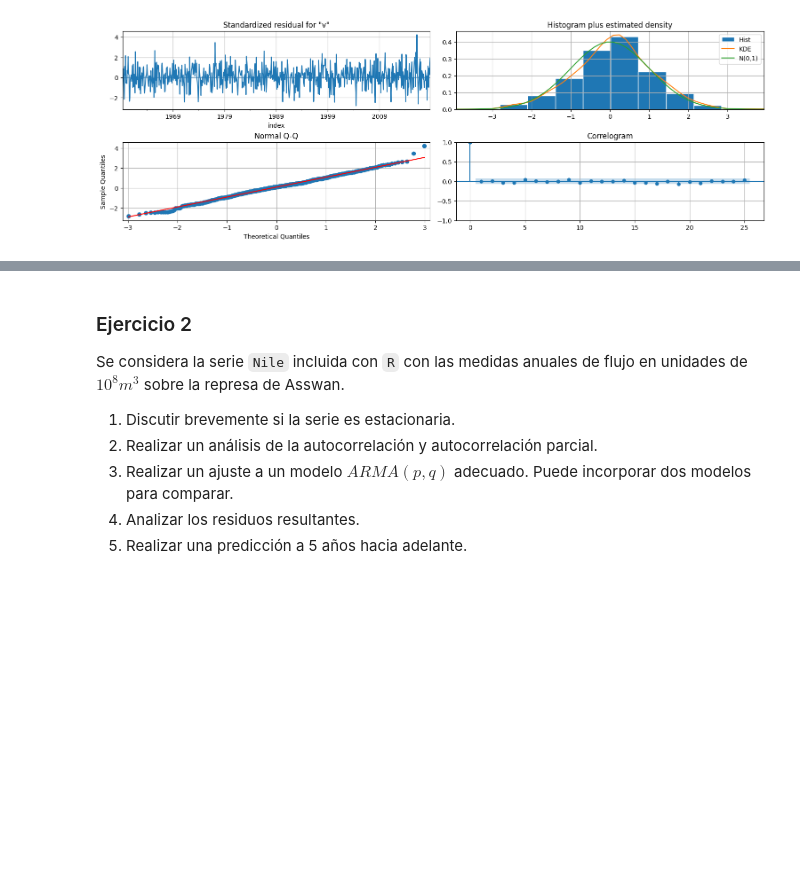
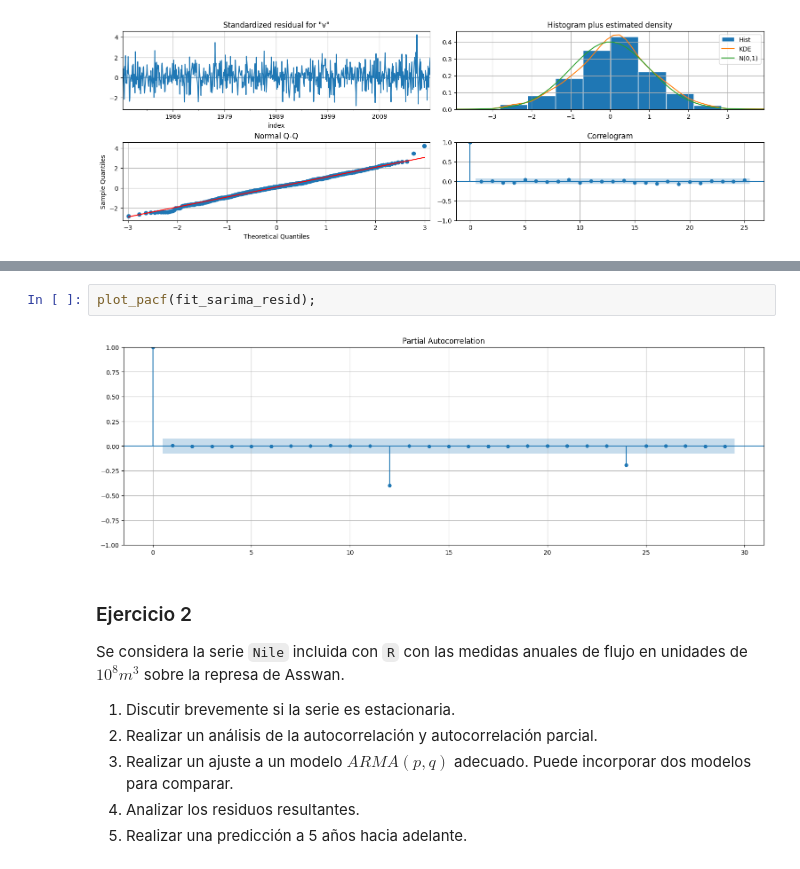
Before and after one commit to guigadea/curso_series_temporales_v2, a Jupyter notebook: parciales/Parcial de Analisis Predictivo de Series Temporales - 2022.ipynb, the cells around one changed output, grey strips where cells are left out. Saved outputs shown, nothing was run; the diff lists cells and outputs as text; blank space fills up the shorter version.

```diff
--- a/parciales/Parcial de Analisis Predictivo de Series Temporales - 2022.ipynb
+++ b/parciales/Parcial de Analisis Predictivo de Series Temporales - 2022.ipynb
@@ -334,3 +346,7 @@ fit_sarima.plot_diagnostics(lags=25);
+# %%
+plot_pacf(fit_sarima_resid);
+# %% [output]
+[figure, added]
 # %% [markdown]
 ### Ejercicio 2
 
```
Also changed, not shown: parts of 14 cells of this notebook, 1 other file.
